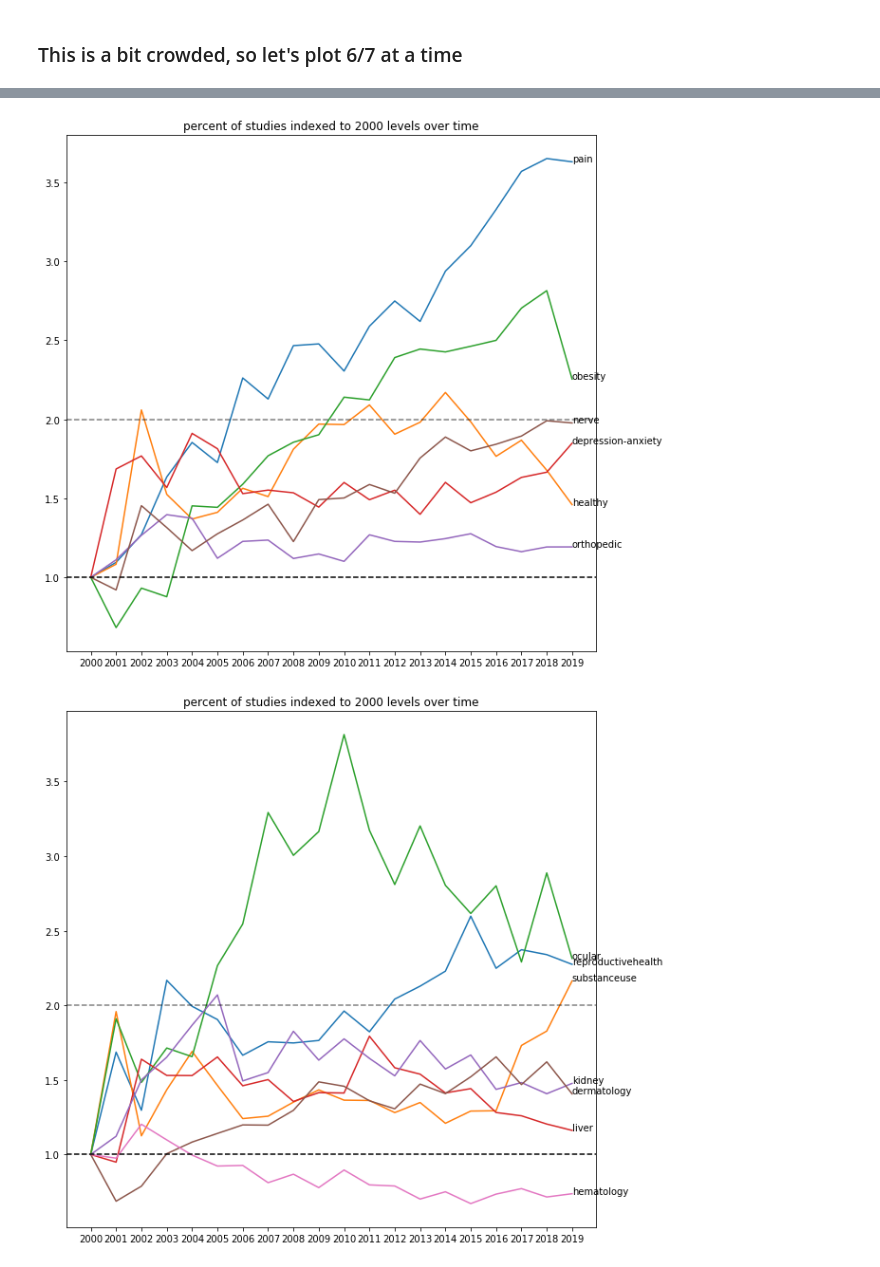
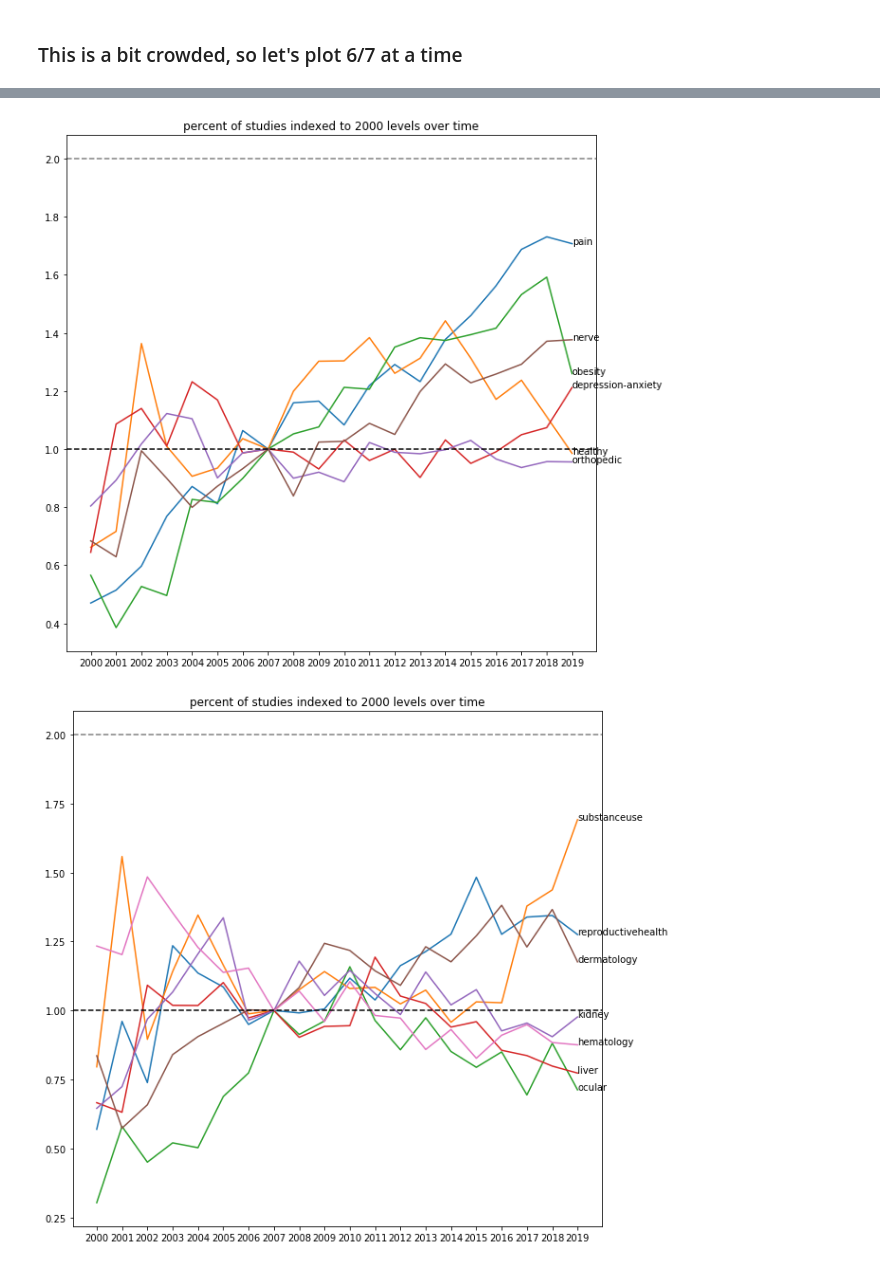
Before and after one commit to sylvaingchassang/trial-explorer, a Jupyter notebook: notebooks/Drug Demographics - Conditions.ipynb, the cells around one changed output, grey strips where cells are left out. Saved outputs shown, nothing was run; the diff lists cells and outputs as text; code cells hidden in the pictures.

```diff
--- a/notebooks/Drug Demographics - Conditions.ipynb
+++ b/notebooks/Drug Demographics - Conditions.ipynb
@@ -269,16 +309,16 @@ plt.show()
 # %% [markdown]
 ### we can normalize the data by their 2000 ratios
 # %%
-df_indexed_2000 = df_no_other/ df_no_other['2000'][:, np.newaxis]
+df_indexed_2007 = df_no_other/ df_no_other['2007'][:, np.newaxis]
 # %%
 plt.figure(figsize=(10,20))
-for idx in df_indexed_2000.index:
-    plt.plot(df_indexed_2000.loc[idx].T, label=idx)
+for idx in df_indexed_2007.index:
+    plt.plot(df_indexed_2007.loc[idx].T, label=idx)
 
 #plt.legend(bbox_to_anchor=(1,1))
-plt.title('percent of studies indexed to 2000 levels over time')
+plt.title('percent of studies indexed to 2007 levels over time')
 
-for idx in df_indexed_2000['2019'].index:
+for idx in df_indexed_2007['2019'].index:
     plt.annotate(xy=[19, df_indexed_2000['2019'][idx]], s=idx)
 
 plt.axhline(1., linestyle='--', color='k')
@@ -289,7 +329,7 @@ plt.show()
 # %% [markdown]
 ### This is a bit crowded, so let's plot 6/7 at a time
 # %%
-cur_df = df_indexed_2000[0:6]
+cur_df = df_indexed_2007[0:6]
 
 plt.figure(figsize=(10,10))
 for idx in cur_df.index:
@@ -309,5 +349,5 @@ plt.show()
 # %%
-cur_df = df_indexed_2000[6:12]
+cur_df = df_indexed_2007[6:12]
 
 plt.figure(figsize=(10,10))
 for idx in cur_df.index:
@@ -323,22 +363,22 @@ plt.axhline(1., linestyle='--', color='k')
 plt.axhline(2., linestyle='--', color='k', alpha=0.5)
 plt.show()
 # %% [output]
-[figure, old version]
+[figure, new version]
 # %%
-cur_df = df_indexed_2000[12:]
+cur_df = df_indexed_2007[12:]
 
 plt.figure(figsize=(10,10))
 for idx in cur_df.index:
     plt.plot(cur_df.loc[idx].T, label=idx)
 
 #plt.legend(bbox_to_anchor=(1,1))
 plt.title('percent of studies indexed to 2000 levels over time')
 
 for idx in cur_df['2019'].index:
     plt.annotate(xy=[19, cur_df['2019'][idx]], s=idx)
 
 plt.axhline(1., linestyle='--', color='k')
 plt.axhline(2., linestyle='--', color='k', alpha=0.5)
 plt.show()
 # %% [output]
-[figure, old version]
+[figure, new version]
```
Also changed, not shown: parts of 52 cells of this notebook, 1 other file.
